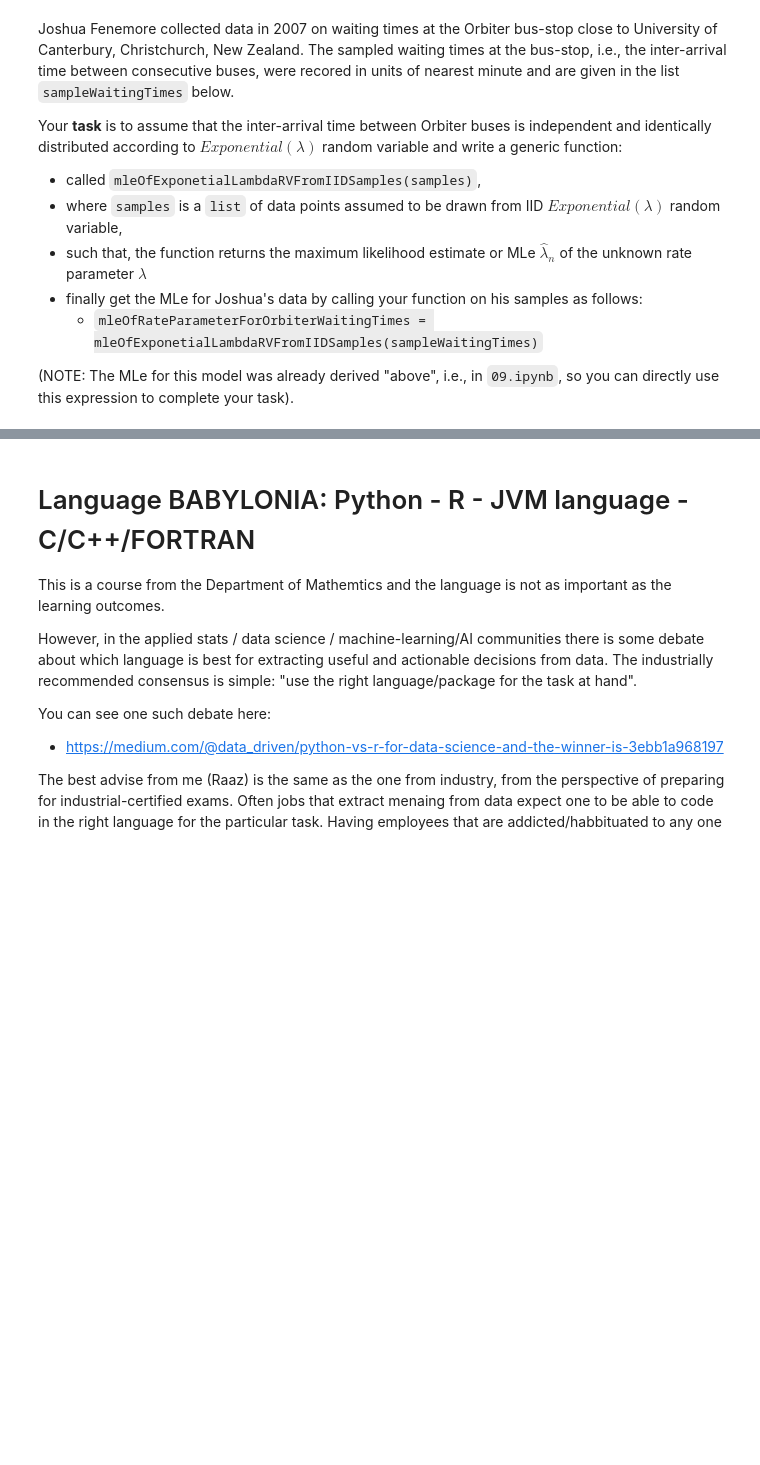
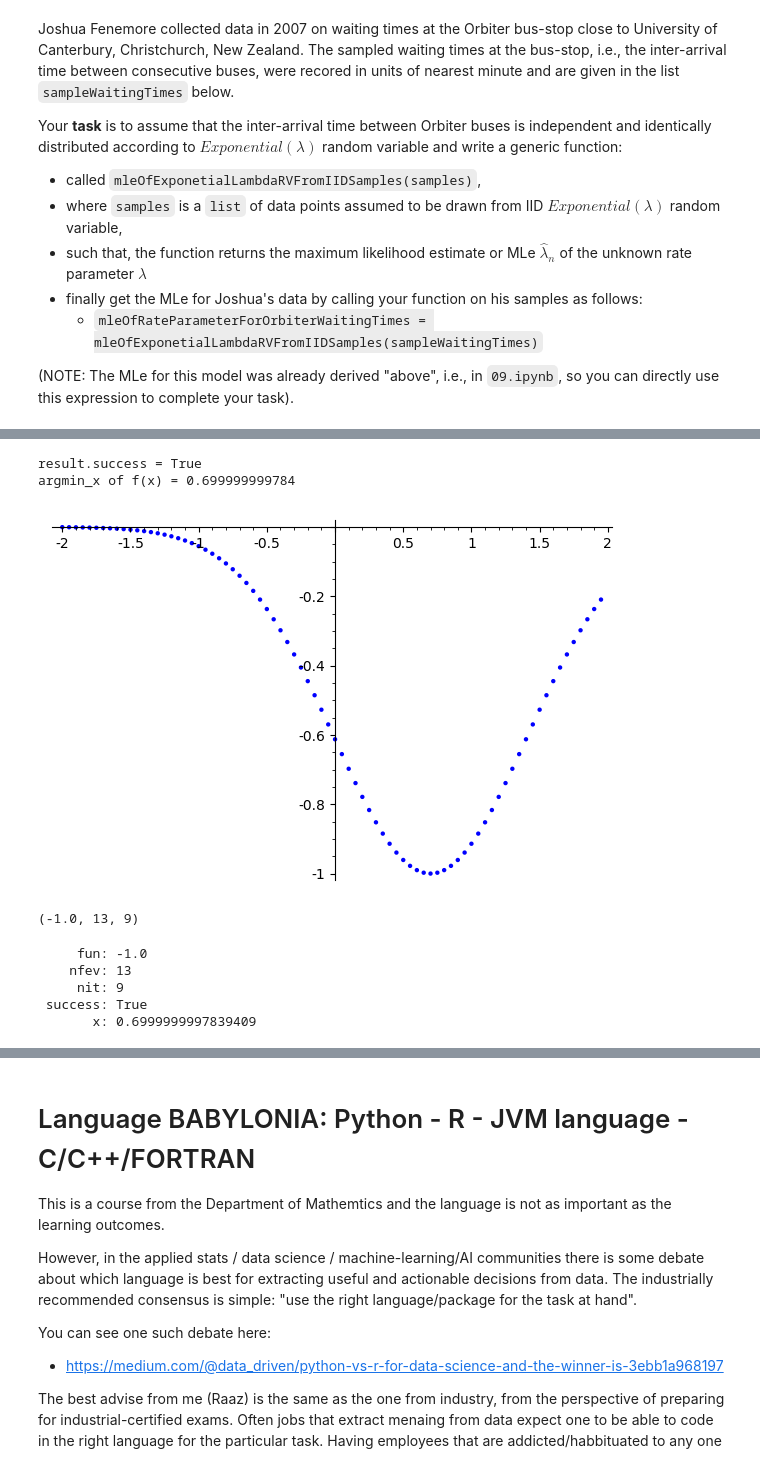
Before and after one commit to lamastex/scalable-data-science, a Jupyter notebook: _as/2019/jp/09.ipynb, the cells around one changed output, grey strips where cells are left out. Cells and saved outputs as stored; diff of their text form; code cells hidden in the pictures; blank space fills up the shorter version.

```diff
--- a/_as/2019/jp/09.ipynb
+++ b/_as/2019/jp/09.ipynb
@@ -1689,0 +1760,41 @@ mleOfRateParameterForOrbiterWaitingTimes = mleOfExponetialLambdaRVFromIIDSamples
+# %%
+# Example from https://scipy-lectures.org/advanced/mathematical_optimization/index.html#id38
+
+# import optimize from scipy to do numerical optimization
+from scipy import optimize
+
+#define the function f we want to minimize - see points plot below
+def f(x):
+    return -np.exp(-(x - 0.7)**2)
+
+#call the optimize.minimize_scalar method to find the minimim, argmin, etc.
+result = optimize.minimize_scalar(f)
+
+print ("result.success = " + str(result.success)) # check if solver was successful
+
+# argmin, i.e., the x that minimizes f(x)
+x_min = result.x
+
+# note argmin is close to the true argmin at 0.7
+print("argmin_x of f(x) = " + str(x_min))
+# %% [output]
+result.success = True
+argmin_x of f(x) = 0.699999999784
+# %%
+xValuesToPlot=np.arange(-2.0,2.0,0.05)
+points(zip(xValuesToPlot,f(xValuesToPlot)))
+# %% [output]
+[figure, added]
+# %%
+# the value of the function's minimum, number of function evaluations, number of iterations
+print (result.fun, result.nfev, result.nit)
+# %% [output]
+(-1.0, 13, 9)
+# %%
+result # we can see result directly too
+# %% [output]
+     fun: -1.0
+    nfev: 13
+     nit: 9
+ success: True
+       x: 0.6999999997839409
```
Also changed, not shown: parts of 13 cells of this notebook, 8 other files.
